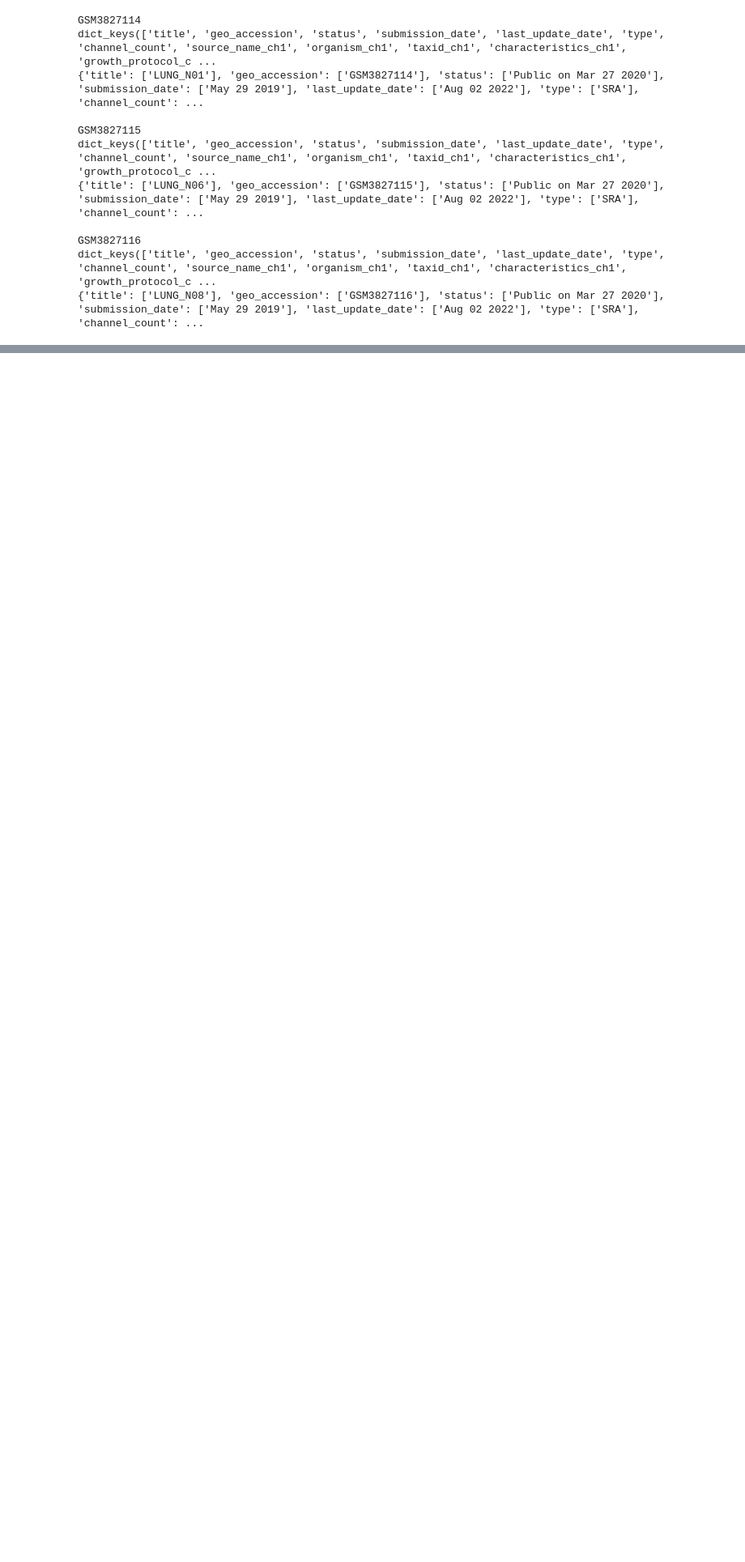
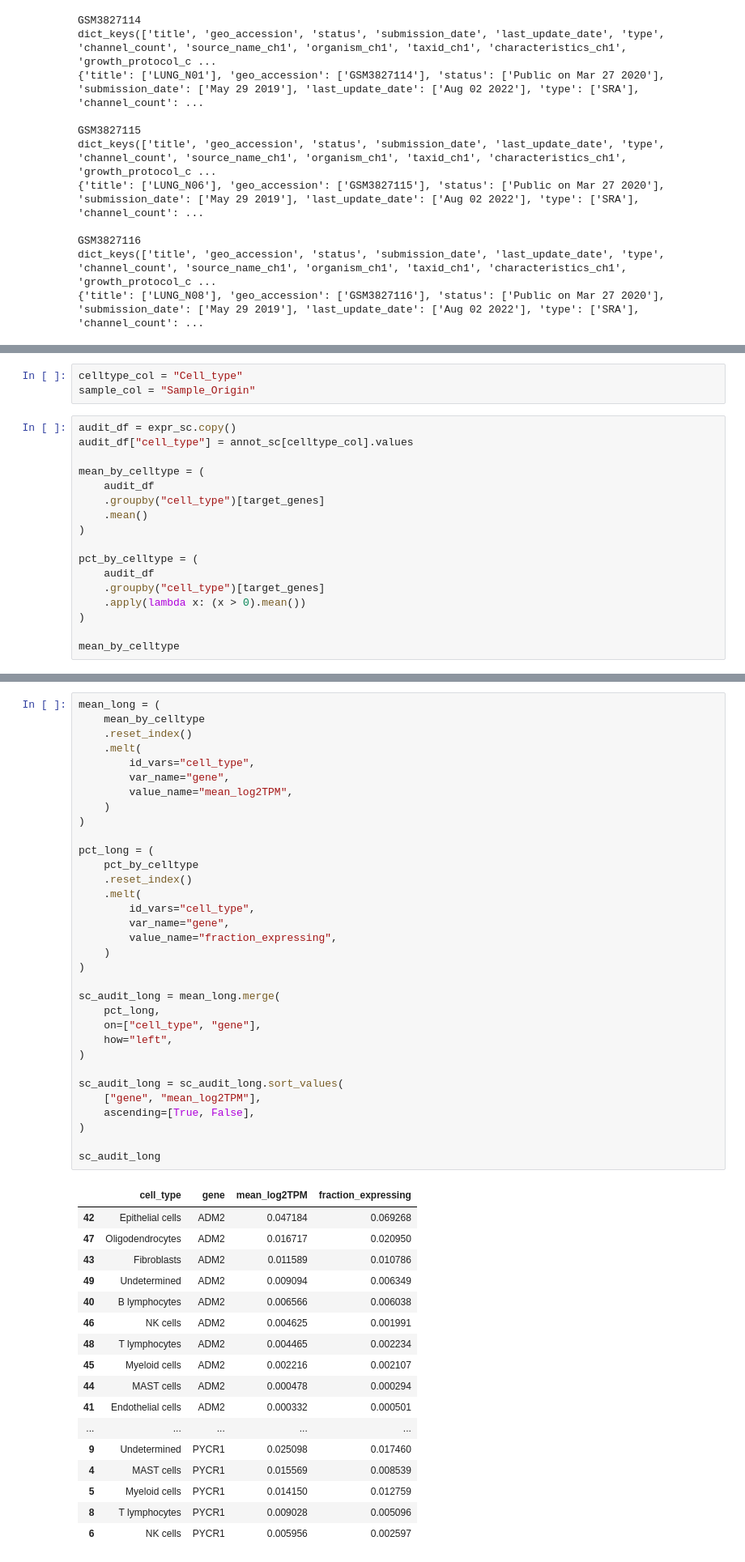
Before and after one commit to aditya-git16/cancer-lab, a Jupyter notebook: notebooks/09_single_cell_audit.ipynb, the cells around one changed output, grey strips where cells are left out. Shown at 81% size. Cells and saved outputs as stored; diff of their text form; blank space fills up the shorter version.

Commit message:
perform single cell audit for top genes

```diff
--- a/notebooks/09_single_cell_audit.ipynb
+++ b/notebooks/09_single_cell_audit.ipynb
@@ -61,0 +309,20 @@ dict_keys(['title', 'geo_accession', 'status', 'submission_date', 'last_update_d
+# %%
+celltype_col = "Cell_type"
+sample_col = "Sample_Origin"
+# %%
+audit_df = expr_sc.copy()
+audit_df["cell_type"] = annot_sc[celltype_col].values
+
+mean_by_celltype = (
+    audit_df
+    .groupby("cell_type")[target_genes]
+    .mean()
+)
+
+pct_by_celltype = (
+    audit_df
+    .groupby("cell_type")[target_genes]
+    .apply(lambda x: (x > 0).mean())
+)
+
+mean_by_celltype
@@ -61,0 +363,51 @@ dict_keys(['title', 'geo_accession', 'status', 'submission_date', 'last_update_d
+# %%
+mean_long = (
+    mean_by_celltype
+    .reset_index()
+    .melt(
+        id_vars="cell_type",
+        var_name="gene",
+        value_name="mean_log2TPM",
+    )
+)
+
+pct_long = (
+    pct_by_celltype
+    .reset_index()
+    .melt(
+        id_vars="cell_type",
+        var_name="gene",
+        value_name="fraction_expressing",
+    )
+)
+
+sc_audit_long = mean_long.merge(
+    pct_long,
+    on=["cell_type", "gene"],
+    how="left",
+)
+
+sc_audit_long = sc_audit_long.sort_values(
+    ["gene", "mean_log2TPM"],
+    ascending=[True, False],
+)
+
+sc_audit_long
+# %% [output]
+|  | cell_type | gene | mean_log2TPM | fraction_expressing |
+| 42 | Epithelial cells | ADM2 | 0.047184 | 0.069268 |
+| 47 | Oligodendrocytes | ADM2 | 0.016717 | 0.020950 |
+| 43 | Fibroblasts | ADM2 | 0.011589 | 0.010786 |
+| 49 | Undetermined | ADM2 | 0.009094 | 0.006349 |
+| 40 | B lymphocytes | ADM2 | 0.006566 | 0.006038 |
+| 46 | NK cells | ADM2 | 0.004625 | 0.001991 |
+| 48 | T lymphocytes | ADM2 | 0.004465 | 0.002234 |
+| 45 | Myeloid cells | ADM2 | 0.002216 | 0.002107 |
+| 44 | MAST cells | ADM2 | 0.000478 | 0.000294 |
+| 41 | Endothelial cells | ADM2 | 0.000332 | 0.000501 |
+| ... | ... | ... | ... | ... |
+| 9 | Undetermined | PYCR1 | 0.025098 | 0.017460 |
+| 4 | MAST cells | PYCR1 | 0.015569 | 0.008539 |
+| 5 | Myeloid cells | PYCR1 | 0.014150 | 0.012759 |
+| 8 | T lymphocytes | PYCR1 | 0.009028 | 0.005096 |
+| 6 | NK cells | PYCR1 | 0.005956 | 0.002597 |
```
Also changed, not shown: parts of 18 cells of this notebook.
